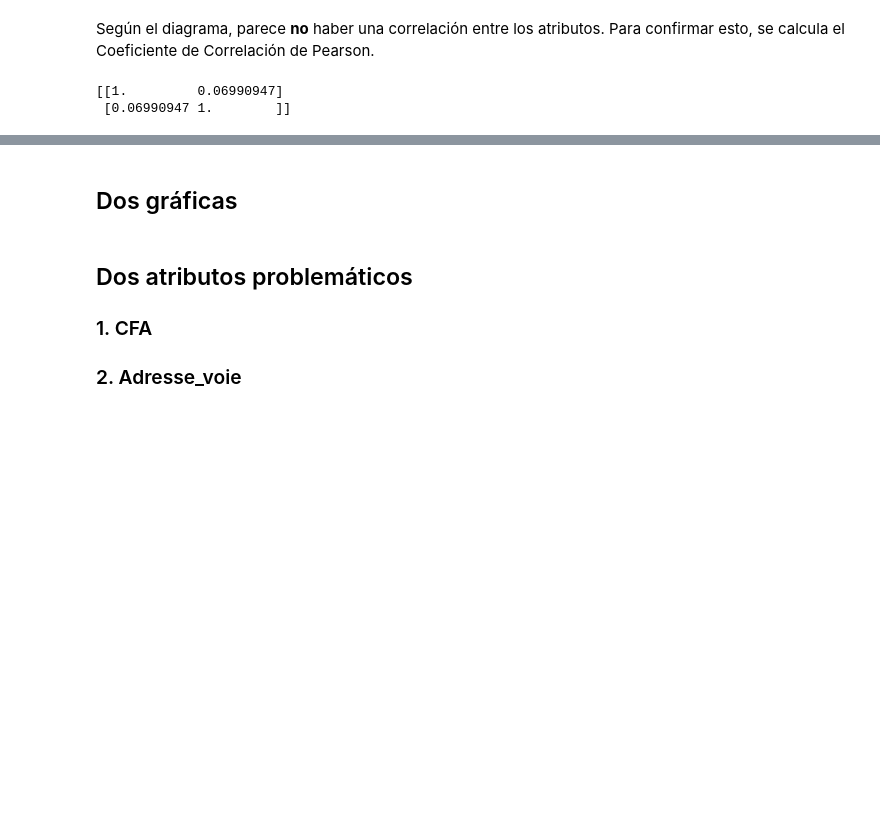
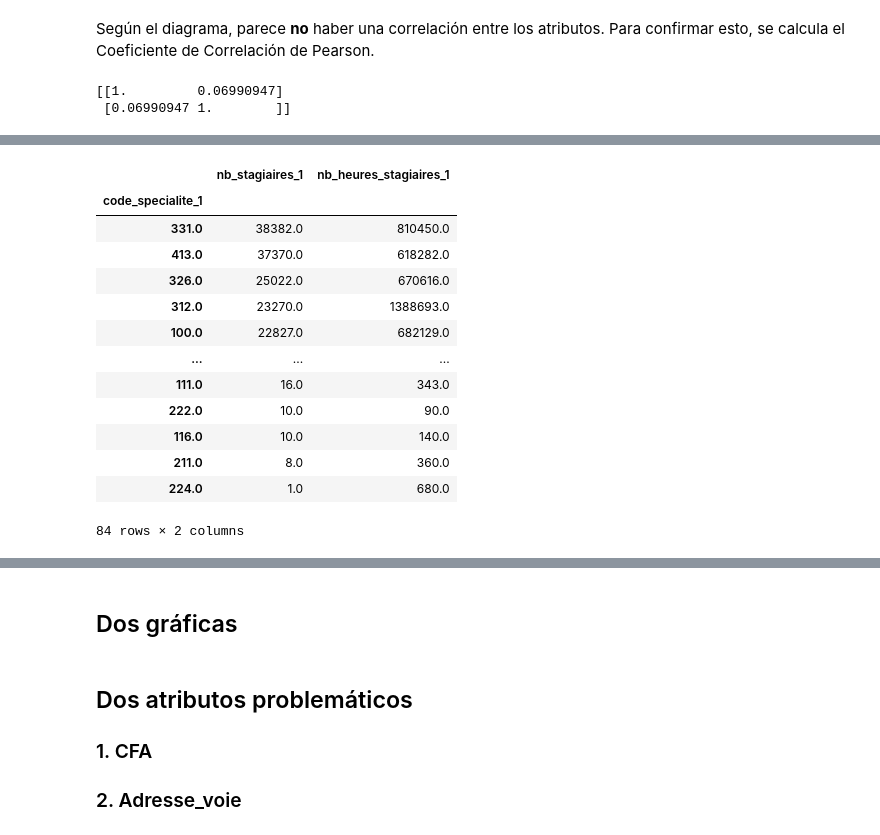
Before and after one commit to esteban062000/Big-Data-II-2021, a Jupyter notebook: tareas/tarea_1/4.EDA_tarea_1.ipynb, the cells around one changed output, grey strips where cells are left out. Cells and saved outputs as stored; diff of their text form; code cells hidden in the pictures; blank space fills up the shorter version.

```diff
--- a/tareas/tarea_1/4.EDA_tarea_1.ipynb
+++ b/tareas/tarea_1/4.EDA_tarea_1.ipynb
@@ -143,0 +209,19 @@ print(coeficientePearson)
+# %%
+sumBySpeciality1Paris = dataParis.groupby('code_specialite_1')['nb_stagiaires_1', 'nb_heures_stagiaires_1'].agg('sum')
+# %%
+sumBySpeciality1Paris.sort_values(by='nb_stagiaires_1', ascending=False)
+# %% [output]
+|  | nb_stagiaires_1 | nb_heures_stagiaires_1 |
+| code_specialite_1 |  |  |
+| 331.0 | 38382.0 | 810450.0 |
+| 413.0 | 37370.0 | 618282.0 |
+| 326.0 | 25022.0 | 670616.0 |
+| 312.0 | 23270.0 | 1388693.0 |
+| 100.0 | 22827.0 | 682129.0 |
+| ... | ... | ... |
+| 111.0 | 16.0 | 343.0 |
+| 222.0 | 10.0 | 90.0 |
+| 116.0 | 10.0 | 140.0 |
+| 211.0 | 8.0 | 360.0 |
+| 224.0 | 1.0 | 680.0 |
+84 rows × 2 columns
```
Also changed, not shown: parts of 13 cells of this notebook.
